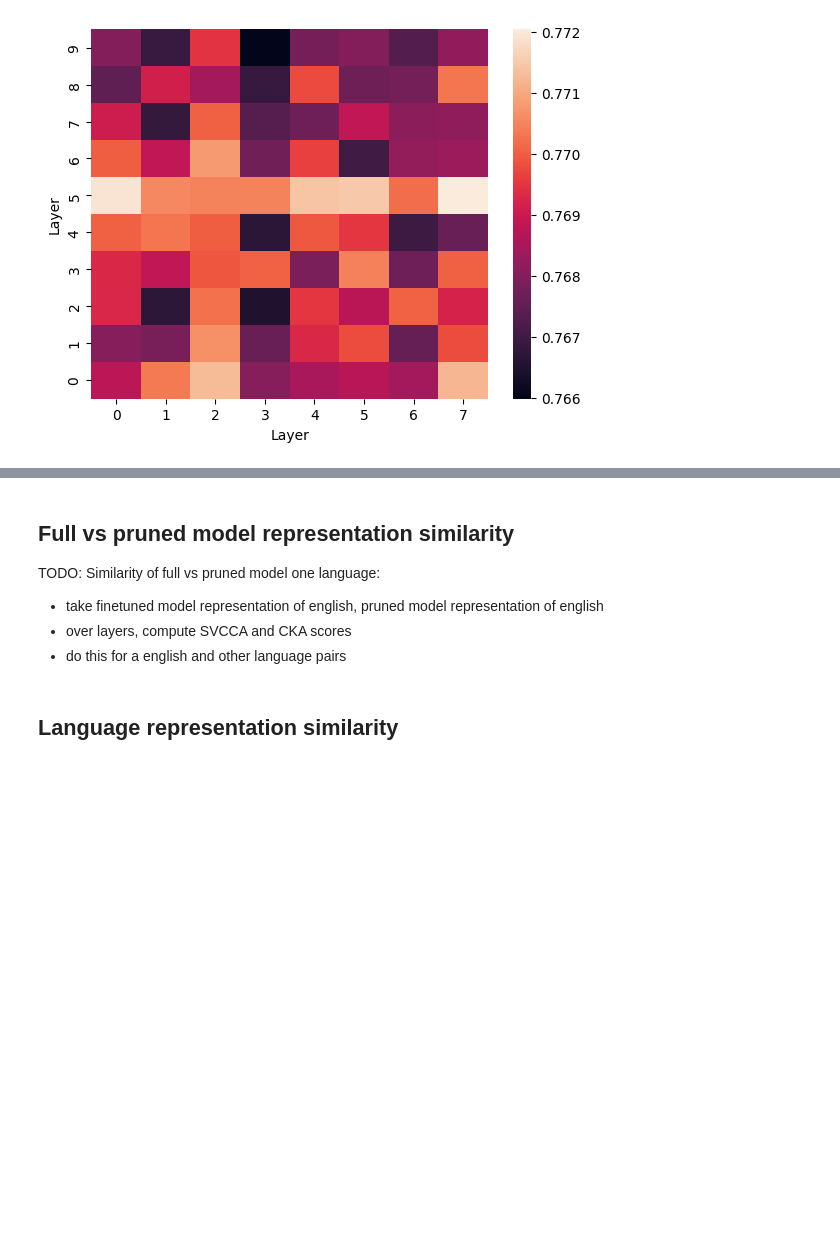
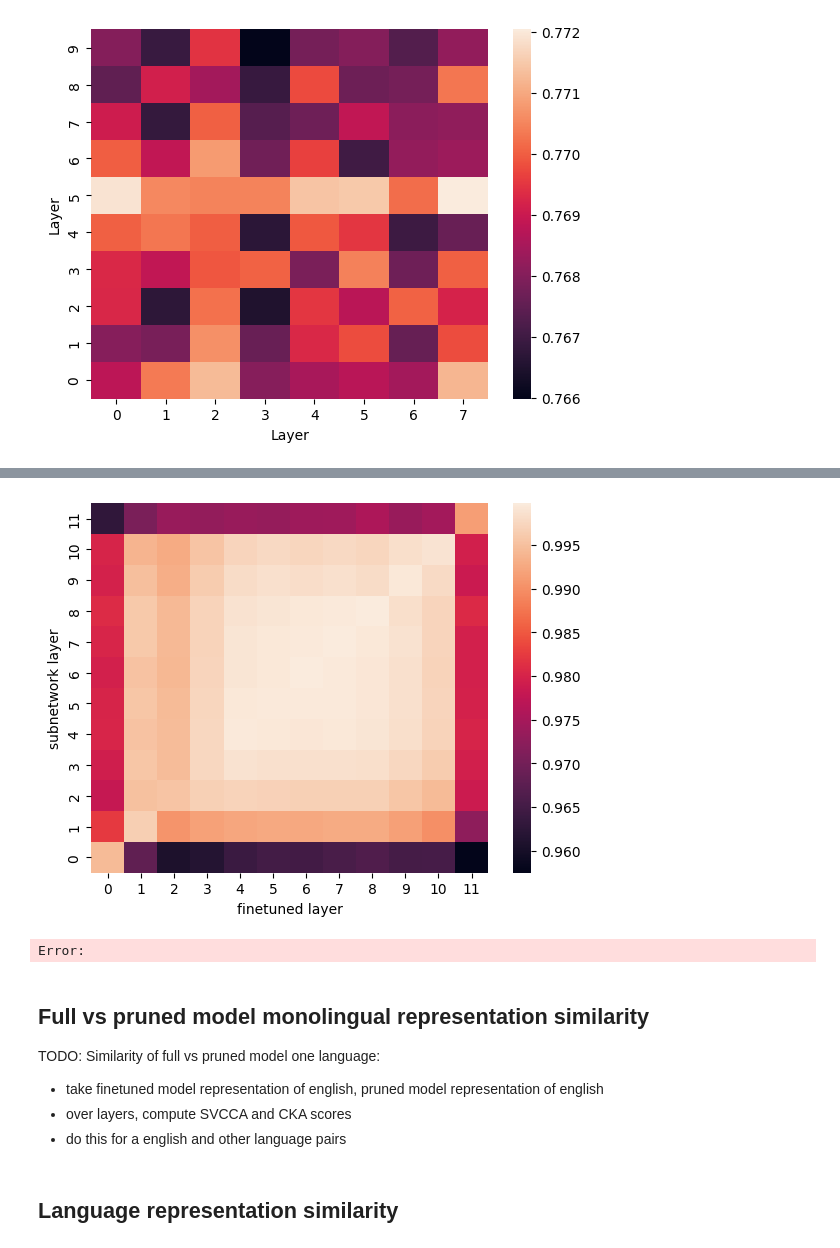
Before and after one commit to MaxBelitsky/cross-lingual-subnetworks, a Jupyter notebook: svcca.ipynb, the cells around one changed output, grey strips where cells are left out. Saved outputs shown, nothing was run; the diff lists cells and outputs as text; code cells hidden in the pictures; blank space fills up the shorter version.

```diff
--- a/svcca.ipynb
+++ b/svcca.ipynb
@@ -63,0 +110,4 @@ ax.set(xlabel="Layer", ylabel="Layer")
+# %%
+cka_cross_layer(en_xlmr_finetuned, en_sub_mlm_finetuned, xlabel="finetuned", ylabel="subnetwork", savename="cka_en_full_vs_sub.pdf")
+# %% [output]
+[figure, added]
@@ -63,0 +137,4 @@ ax.set(xlabel="Layer", ylabel="Layer")
+# %%
+svcca_cross_layer(en_xlmr_base, en_xlmr_finetuned, xlabel="base", ylabel="finetuned", savename="svcca_base_vs_finetuned.pdf")
+# %% [output]
+Error:
@@ -64,5 +160,5 @@ ax.set(xlabel="Layer", ylabel="Layer")
 # %% [markdown]
-## Full vs pruned model representation similarity
+## Full vs pruned model monolingual representation similarity
 
 TODO:
 Similarity of full vs pruned model one language:
```
Also changed, not shown: parts of 12 cells of this notebook.
